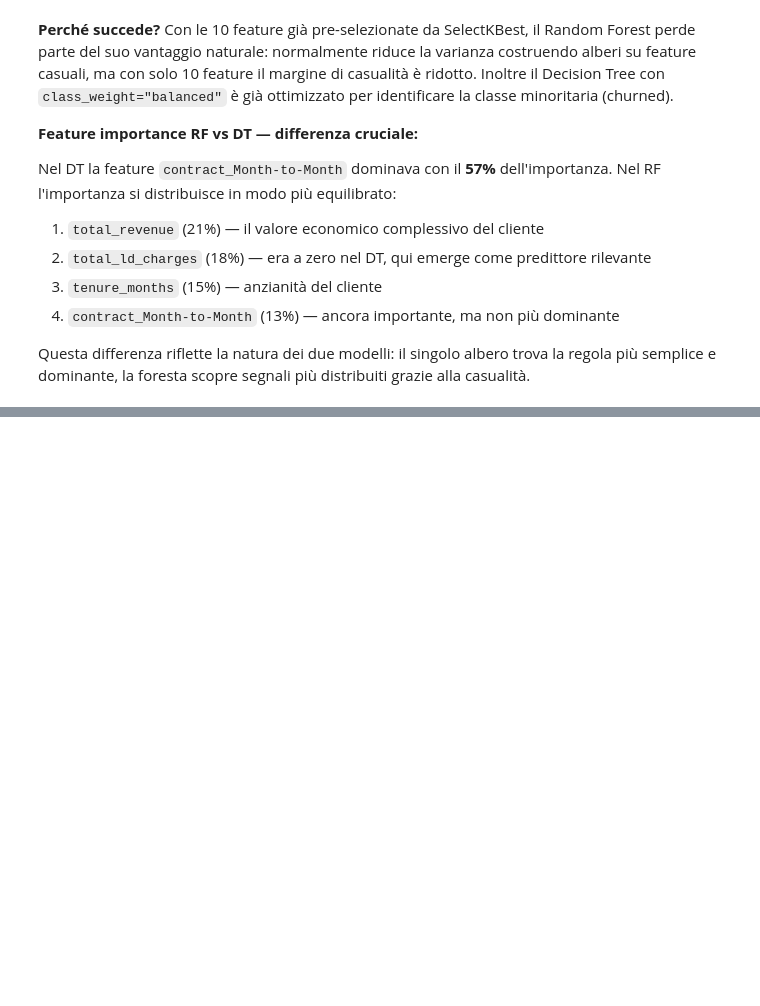
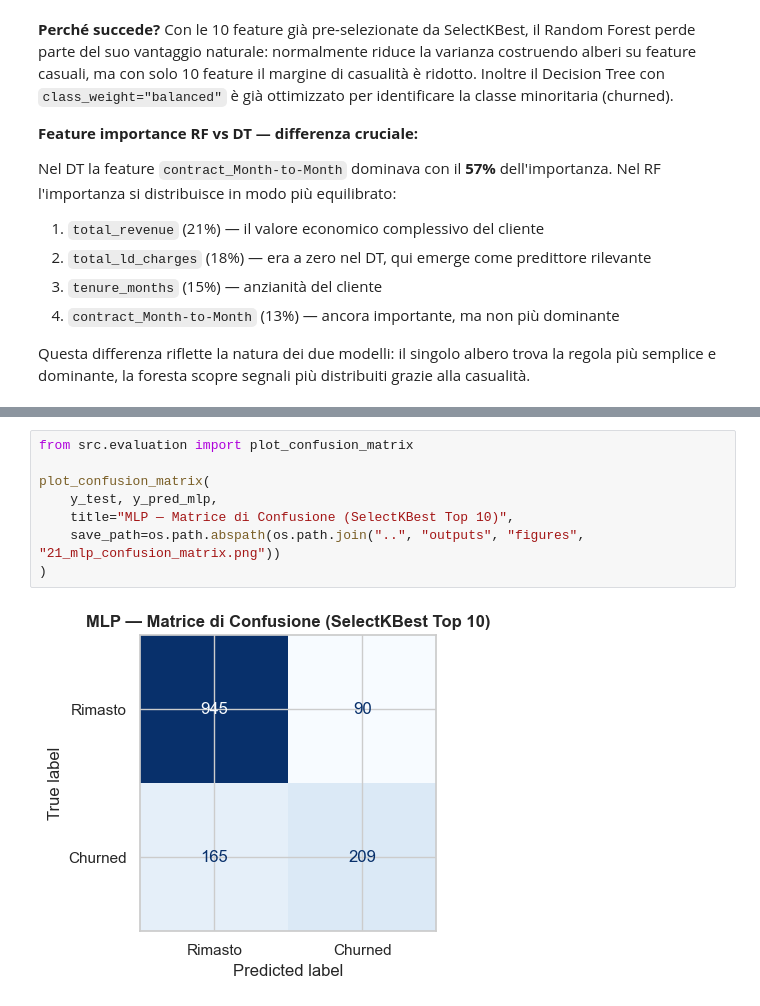
Before and after one commit to antoniohopee/telco-churn-ml, a Jupyter notebook: notebooks/04_machine_learning.ipynb, the cells around one changed output, grey strips where cells are left out. Cells and saved outputs as stored; diff of their text form; blank space fills up the shorter version.

```diff
--- a/notebooks/04_machine_learning.ipynb
+++ b/notebooks/04_machine_learning.ipynb
@@ -980,0 +1087,10 @@ semplice e dominante, la foresta scopre segnali più distribuiti grazie alla cas
+# %%
+from src.evaluation import plot_confusion_matrix
+
+plot_confusion_matrix(
+    y_test, y_pred_mlp,
+    title="MLP — Matrice di Confusione (SelectKBest Top 10)",
+    save_path=os.path.abspath(os.path.join("..", "outputs", "figures", "21_mlp_confusion_matrix.png"))
+)
+# %% [output]
+[figure, added]
```
Also changed, not shown: parts of 5 cells of this notebook, 2 other files.
